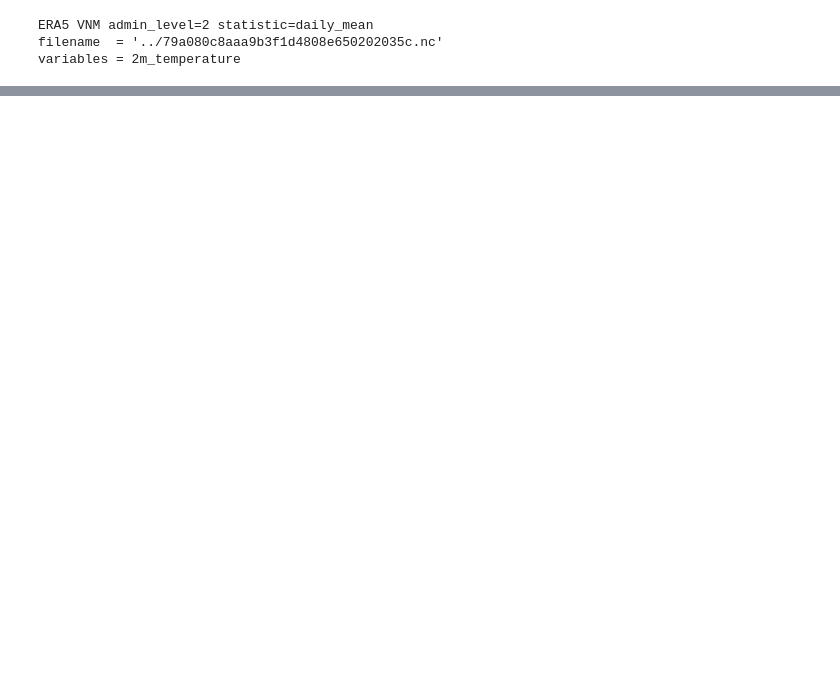
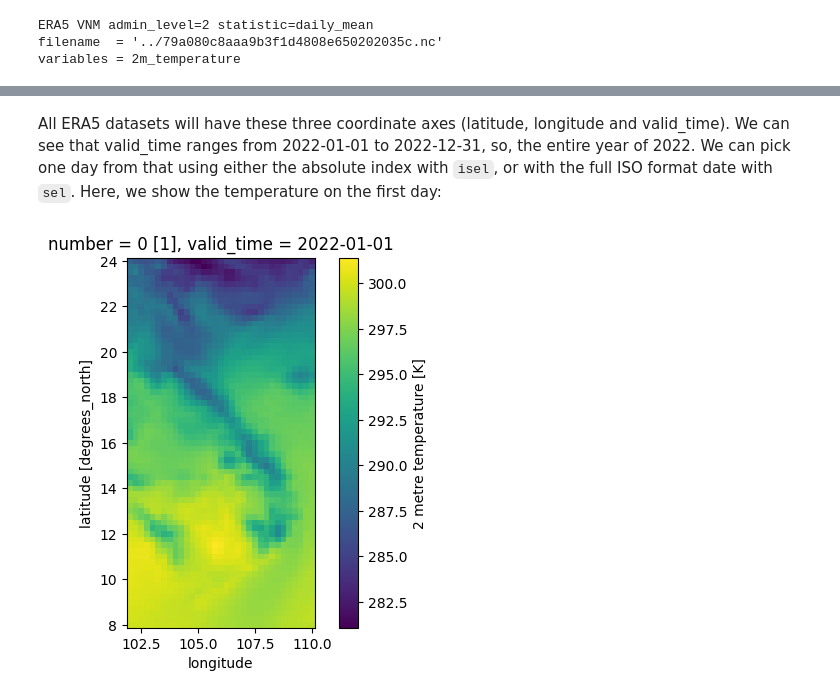
Before and after one commit to kraemer-lab/geoglue, a Jupyter notebook: notebooks/xarray_exactextract.ipynb, the cells around one changed output, grey strips where cells are left out. Drawn from its saved outputs; the diff is of its cells as text; code cells hidden in the pictures; blank space fills up the shorter version.

```diff
--- a/notebooks/xarray_exactextract.ipynb
+++ b/notebooks/xarray_exactextract.ipynb
@@ -26,0 +87,9 @@ Resampling using: 13
+# %% [markdown]
+All ERA5 datasets will have these three coordinate axes (latitude, longitude and valid_time). We can
+see that valid_time ranges from 2022-01-01 to 2022-12-31, so, the entire year of 2022. We can
+pick one day from that using either the absolute index with `isel`, or with the full ISO format date
+with `sel`. Here, we show the temperature on the first day:
+# %%
+era5["2m_temperature"].isel(valid_time=0).plot().axes.set_aspect("equal")
+# %% [output]
+[figure, added]
```
Also changed, not shown: parts of 35 cells of this notebook.
